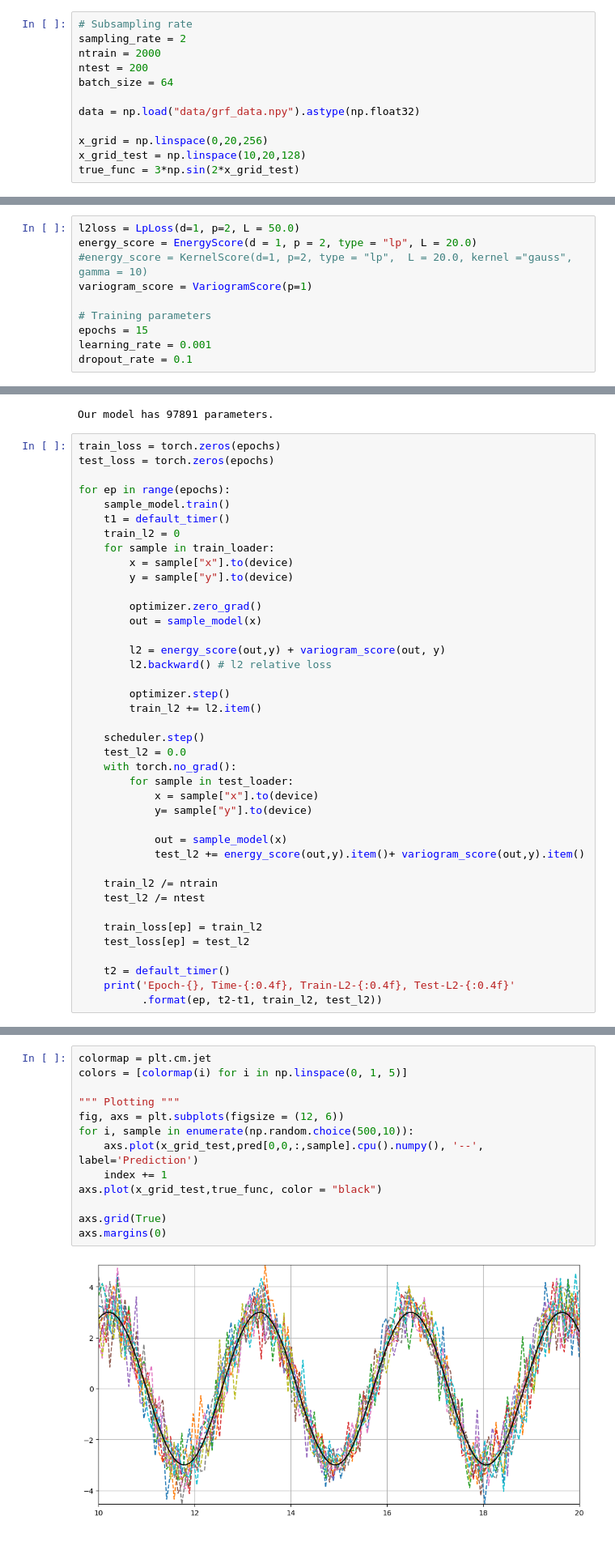
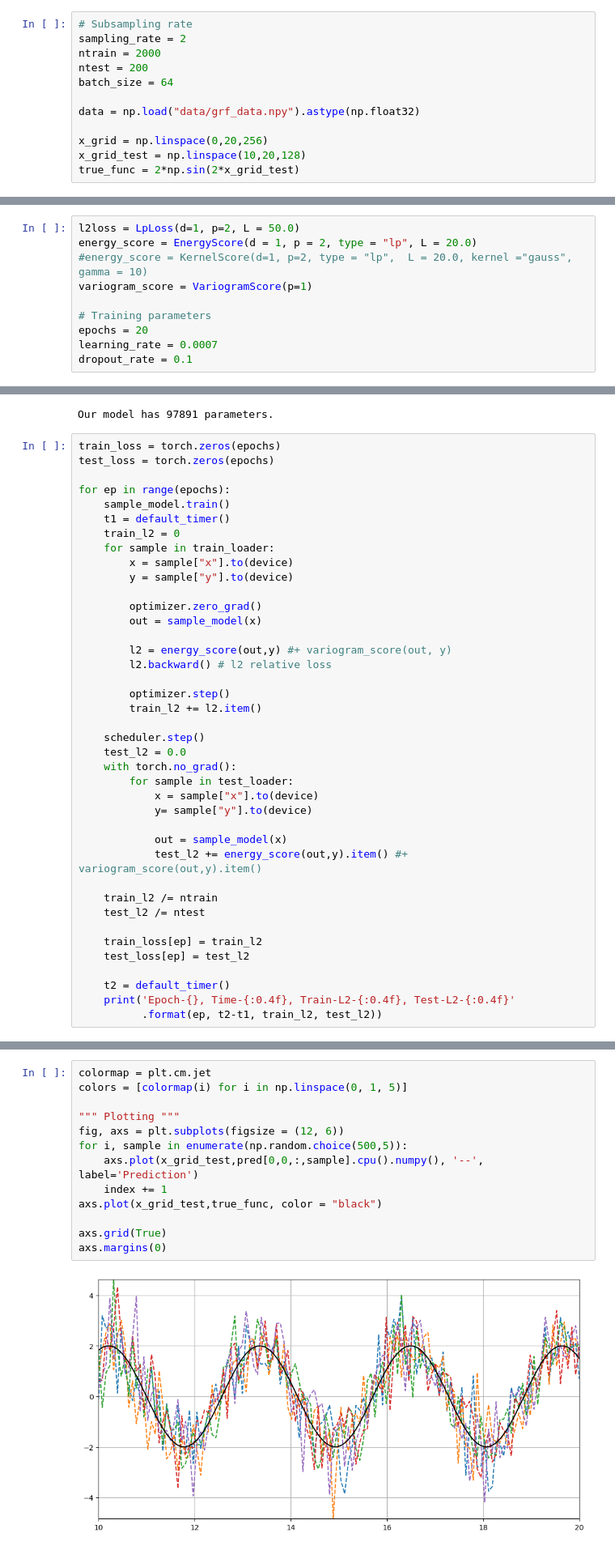
Before and after one commit to cbuelt/pfno, a Jupyter notebook: grf_test.ipynb, the cells around one changed output, grey strips where cells are left out. Shown at 81% size. Saved outputs shown, nothing was run; the diff lists cells and outputs as text.

```diff
--- a/grf_test.ipynb
+++ b/grf_test.ipynb
@@ -29,7 +29,7 @@ data = np.load("data/grf_data.npy").astype(np.float32)
 
 x_grid = np.linspace(0,20,256)
 x_grid_test = np.linspace(10,20,128)
-true_func = 3*np.sin(2*x_grid_test)
+true_func = 2*np.sin(2*x_grid_test)
 # %%
 # Example plot
 n_samples = np.random.randint(0,ntrain,5)
@@ -81,8 +81,8 @@ energy_score = EnergyScore(d = 1, p = 2, type = "lp", L = 20.0)
 variogram_score = VariogramScore(p=1)
 
 # Training parameters
-epochs = 15
-learning_rate = 0.001
+epochs = 20
+learning_rate = 0.0007
 dropout_rate = 0.1
 # %% [markdown]
 # MC dropout
@@ -222,7 +227,7 @@ for ep in range(epochs):
         optimizer.zero_grad()
         out = sample_model(x)
 
-        l2 = energy_score(out,y) + variogram_score(out, y)
+        l2 = energy_score(out,y) #+ variogram_score(out, y)
         l2.backward() # l2 relative loss
 
         optimizer.step()
@@ -236,7 +241,7 @@ for ep in range(epochs):
             y= sample["y"].to(device)
 
             out = sample_model(x)
-            test_l2 += energy_score(out,y).item()+ variogram_score(out,y).item()
+            test_l2 += energy_score(out,y).item() #+ variogram_score(out,y).item()
 
     train_l2 /= ntrain
     test_l2 /= ntest
@@ -289,18 +299,18 @@ ES: 2.9140796661376953
 # %%
 colormap = plt.cm.jet
 colors = [colormap(i) for i in np.linspace(0, 1, 5)]
 
 """ Plotting """
 fig, axs = plt.subplots(figsize = (12, 6))
-for i, sample in enumerate(np.random.choice(500,10)):
+for i, sample in enumerate(np.random.choice(500,5)):
     axs.plot(x_grid_test,pred[0,0,:,sample].cpu().numpy(), '--', label='Prediction')
     index += 1
 axs.plot(x_grid_test,true_func, color = "black")
 
 axs.grid(True)
 axs.margins(0)
 # %% [output]
-[figure, old version]
+[figure, new version]
 # %%
 # Comparison
 print('MSE-Dropout:', mse_dropout)
```
Also changed, not shown: parts of 12 cells of this notebook.
